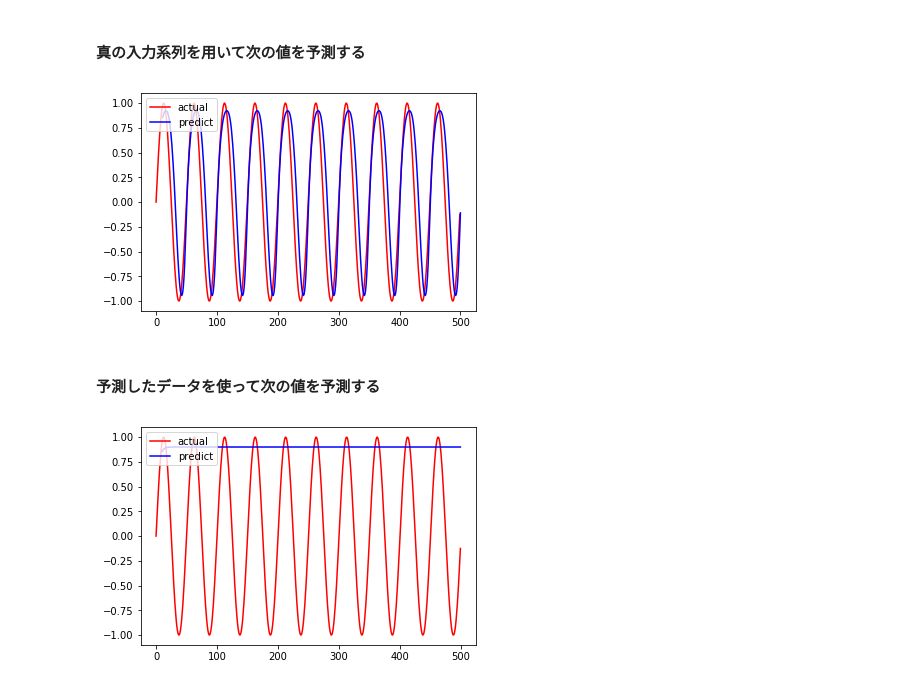
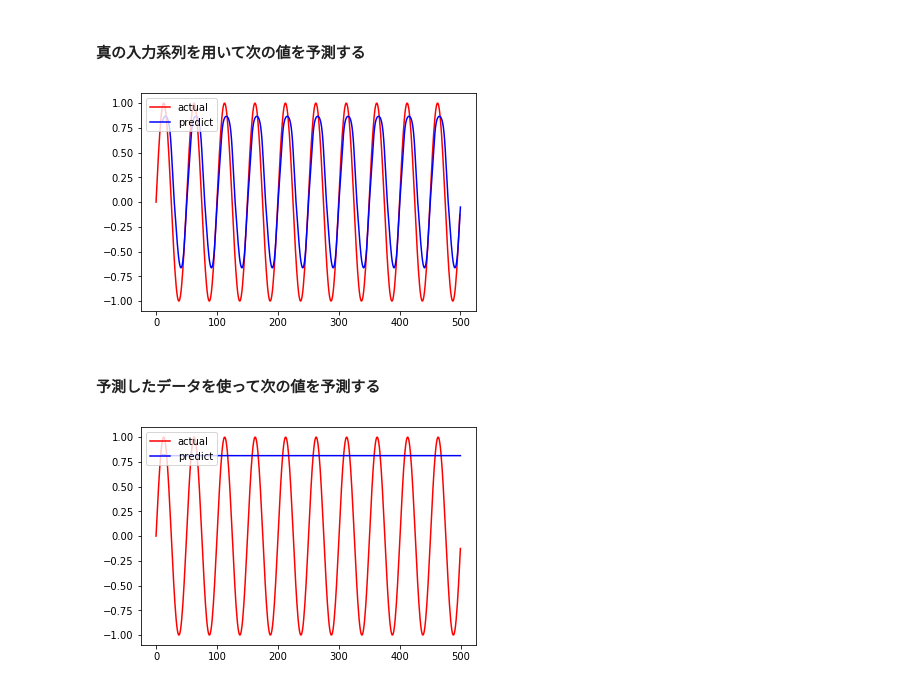
Before and after one commit to habroptilus/pytorch-practice, a Jupyter notebook: sin_lstm.ipynb, the cells around one changed output. Saved outputs shown, nothing was run; the diff lists cells and outputs as text; code cells hidden in the pictures.

```diff
--- a/sin_lstm.ipynb
+++ b/sin_lstm.ipynb
@@ -49,7 +49,7 @@ h_nは(層の数*方向の数 , バッチサイズ , 隠れ層の次元)
 で返ってくる。普通はひとつめの次元は1だからsqueezeとかreshapeをして(バッチサイズ, 隠れ層の次元)に調整しておく必要がある。
 # %%
 class SinLstm(nn.Module):
-    def __init__(self, seq_size, hidden_size, out_size):
+    def __init__(self, seq_size, hidden_size, out_size,batch_size):
         # クラスの初期化
         # :param seq_size: 入力時系列のサイズ
         # :param hidden_size: 隠れ層のサイズ(LSTMの出力次元)
@@ -58,19 +58,20 @@ class SinLstm(nn.Module):
         self.lstm = torch.nn.LSTM(hidden_size= hidden_size,input_size=1,batch_first=True)
         self.dense= torch.nn.Linear(hidden_size, out_size)
         self.hidden_size = hidden_size
+        self.batch_size=batch_size
 
     def forward(self, x):
         # x: 入力時系列
-        outputs, (h_n,c_n) = self.lstm(x)
-        h_n=h_n.squeeze()
-        y=self.dense(h_n)
+        outputs, self.hidden = self.lstm(x,self.hidden)
+        y=self.dense(outputs[:,-1,:])
         return y
 
-    def reset(self):
+    def reset_state(self,x):
+        batch_size=x.size(0)
         # メモリの初期化
-        self.hidden = (Variable(torch.zeros(1, 1, self.hidden_size)), Variable(torch.zeros(1, 1, self.hidden_size))) # h, c
+        self.hidden = (Variable(torch.zeros(1, batch_size, self.hidden_size)), Variable(torch.zeros(1, batch_size, self.hidden_size))) # h, c
 # %%
-model = SinLstm(seq_size=INPUT_LENGTH, hidden_size=HIDDEN_SIZE, out_size=1)
+model = SinLstm(seq_size=INPUT_LENGTH, hidden_size=HIDDEN_SIZE, out_size=1,batch_size=BATCH_SIZE)
 criterion = nn.MSELoss()
 optimizer = torch.optim.Adam(model.parameters())
 print(model)
@@ -95,12 +96,12 @@ for epoch in range(EPOCH_NUM):
     t = np.array(t, dtype="float32")
     x = Variable(torch.from_numpy(x))
     t = Variable(torch.from_numpy(t))
-    model.reset() # メモリの初期化
+    model.reset_state(x) # メモリの初期化
     y = model(x)#xのshapeは(batch_size, seq_len, input_dim)となっていなければいけない
     loss = criterion(y, t)
     loss.backward()
     optimizer.step()
-    total_loss+=loss.data.numpy()
+    total_loss+=loss.item()
     if (epoch+1) % 100 == 0:
         ed = datetime.datetime.now()
         print("epoch:{} \t total loss: {}".format(epoch+1, total_loss))
@@ -112,21 +115,24 @@ RuntimeError: Expected hidden[0] size (1, 100, 5), got (1, 1, 5)
 # %%
 predict = np.empty(0) # 予測時系列
 
+model.batch_size=1
+
+
 for i in range(len(train_data) - INPUT_LENGTH):
-    model.reset() # メモリを初期化
+    model.reset_state(x) # メモリを初期化
     x = np.array([train_data[i:i+INPUT_LENGTH]], dtype="float32")
     x=x.reshape(1,INPUT_LENGTH,1)
     x = Variable(torch.from_numpy(x))
     y = model(x)
     y = y.data.numpy().reshape(1)[0]
     predict = np.append(predict, y)
 
 plt.plot(range(len(train_data)), train_data, color="red", label="actual")
 plt.plot(range(INPUT_LENGTH+1, len(train_data)+1), predict, color="blue", label="predict")
 plt.legend(loc="upper left")
 plt.show()
 # %% [output]
-[figure, old version]
+[figure, new version]
 # %% [markdown]
 #### 予測したデータを使って次の値を予測する
 # %%
@@ -134,7 +140,7 @@ inseq = train_data[:INPUT_LENGTH].reshape(INPUT_LENGTH,1) # 予測直前まで
 predict = np.empty(0) # 予測時系列
 
 for _ in range(len(train_data) - INPUT_LENGTH):
-    model.reset() # メモリを初期化
+    model.reset_state(x) # メモリを初期化
     x = np.array([inseq], dtype="float32")
     x = Variable(torch.from_numpy(x))
     y = model(x)
@@ -148,4 +154,4 @@ plt.plot(range(INPUT_LENGTH, len(train_data)), predict, color="blue", label="pre
 plt.legend(loc="upper left")
 plt.show()
 # %% [output]
-[figure, old version]
+[figure, new version]
```
Also changed, not shown: parts of 1 cell of this notebook.
